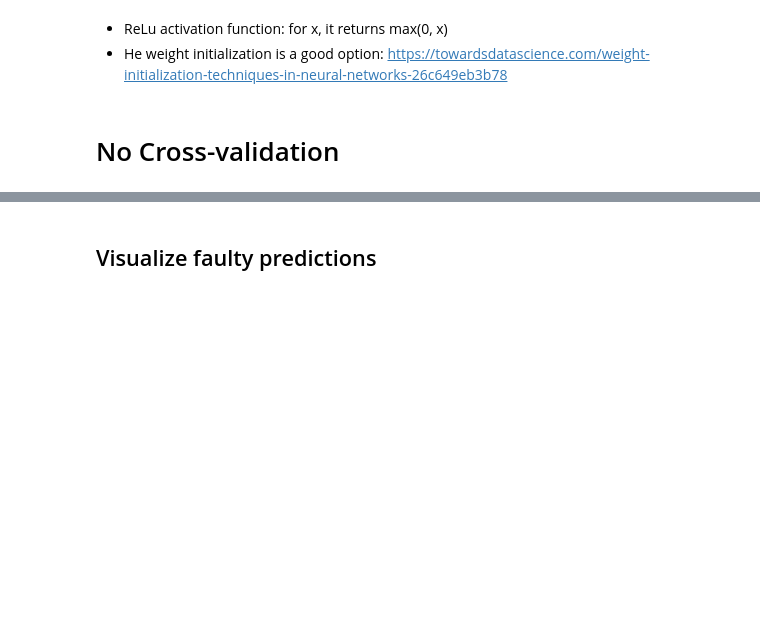
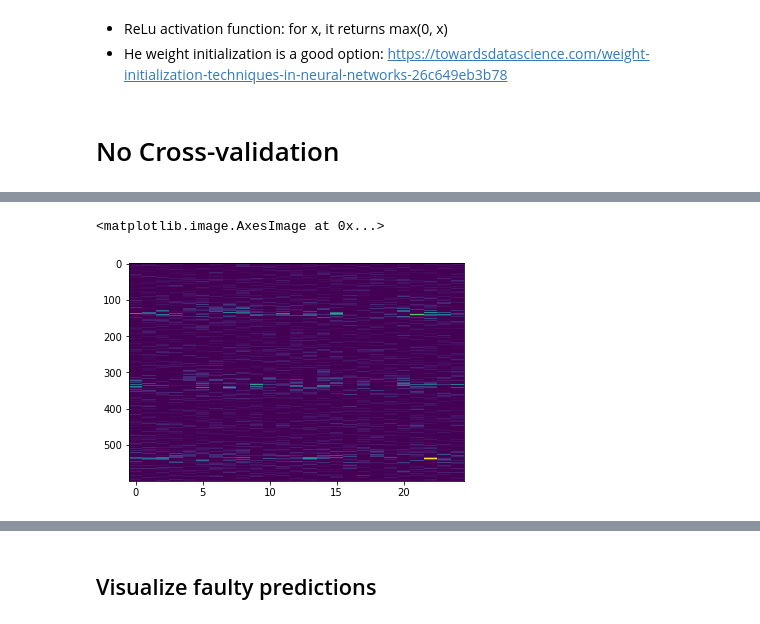
Before and after one commit to musicbyjing/cosmic_dawn_rfi, a Jupyter notebook: classification.ipynb, the cells around one changed output, grey strips where cells are left out. Cells and saved outputs as stored; diff of their text form; code cells hidden in the pictures; blank space fills up the shorter version.

```diff
--- a/classification.ipynb
+++ b/classification.ipynb
@@ -178,0 +172,5 @@ plot_one_vis(layer_output, 1200)
+# %%
+plt.imshow(l1, aspect="auto")
+# %% [output]
+<matplotlib.image.AxesImage at 0x...>
+[figure, added]
```
Also changed, not shown: parts of 7 cells of this notebook, 1 other file.
